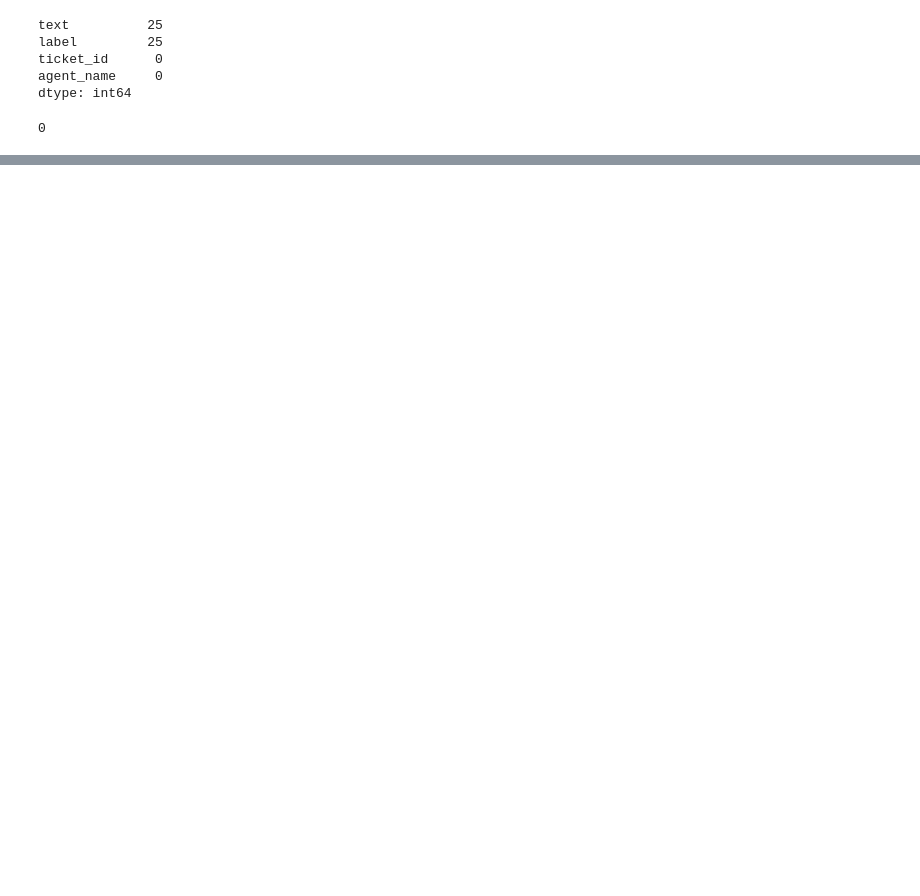
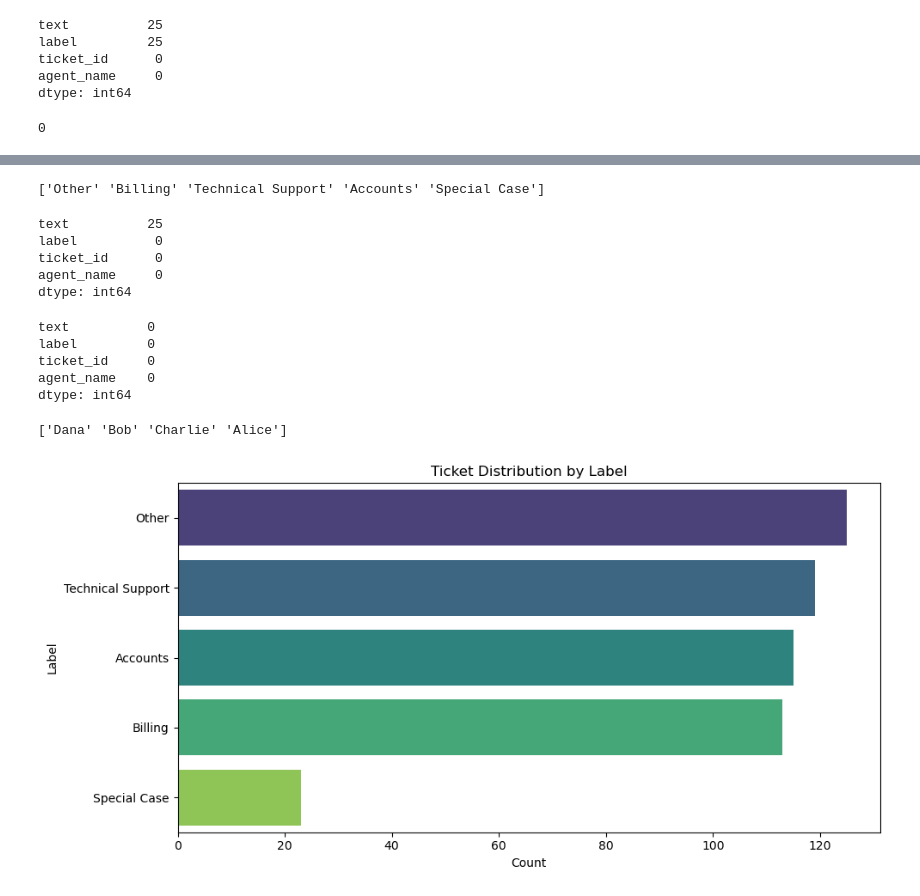
Before and after one commit to ThriveInternship/Thrive_Internship_ML_A, a Jupyter notebook: notebooks/02-eda.ipynb, the cells around one changed output, grey strips where cells are left out. Saved outputs shown, nothing was run; the diff lists cells and outputs as text; code cells hidden in the pictures; blank space fills up the shorter version.

```diff
--- a/notebooks/02-eda.ipynb
+++ b/notebooks/02-eda.ipynb
@@ -64,0 +68,59 @@ df.duplicated().sum()
+# %%
+#forging various lables into a common lable value and replacing nan values with 'Special Case'
+df['label'] = df['label'].replace({'Othr': 'Other', 'other': 'Other', 'OTHER':'Other', 'Other ':'Other'})
+
+df['label'] = df['label'].replace({'billing': 'Billing', 'BILLING': 'Billing', 'Billng':'Billing', 'Billing ':'Billing'})
+
+df['label'] = df['label'].replace({'account': 'Accounts', 'ACCOUNT': 'Accounts', 'Accnt':'Accounts', ' Account ':'Accounts'})
+
+df['label'] = df['label'].replace({' Tech': 'Technical Support', 'Tech-support': 'Technical Support', 'TECHNICAL':'Technical Support', 'technical':'Technical Support'})
+
+df['label'] = df['label'].fillna('Special Case')
+
+
+print(df['label'].unique())
+# %% [output]
+['Other' 'Billing' 'Technical Support' 'Accounts' 'Special Case']
+# %%
+df.isnull().sum()
+# %% [output]
+text          25
+label          0
+ticket_id      0
+agent_name     0
+dtype: int64
+# %%
+#dropping nan values in the text column.
+#we still have null values in the text column.
+# we cannot know what queries thos tickets have so it will be better to drop them.
+
+df = df.dropna()
+# %%
+#checking for empty values after dropping nan values
+df.isna().sum()
+# %% [output]
+text          0
+label         0
+ticket_id     0
+agent_name    0
+dtype: int64
+# %%
+#checking for unique values of agent names
+print(df['agent_name'].unique())
+# %% [output]
+['Dana' 'Bob' 'Charlie' 'Alice']
+# %%
+plt.figure(figsize=(10, 5))
+sns.countplot(
+    y='label',
+    data=df,
+    order=df['label'].value_counts().index,
+    palette='viridis'
+)
+plt.title('Ticket Distribution by Label')
+plt.xlabel('Count')
+plt.ylabel('Label')
+plt.tight_layout()
+plt.show()
+# %% [output]
+[figure, added]
```
Also changed, not shown: parts of 4 cells of this notebook, 1 other file.
